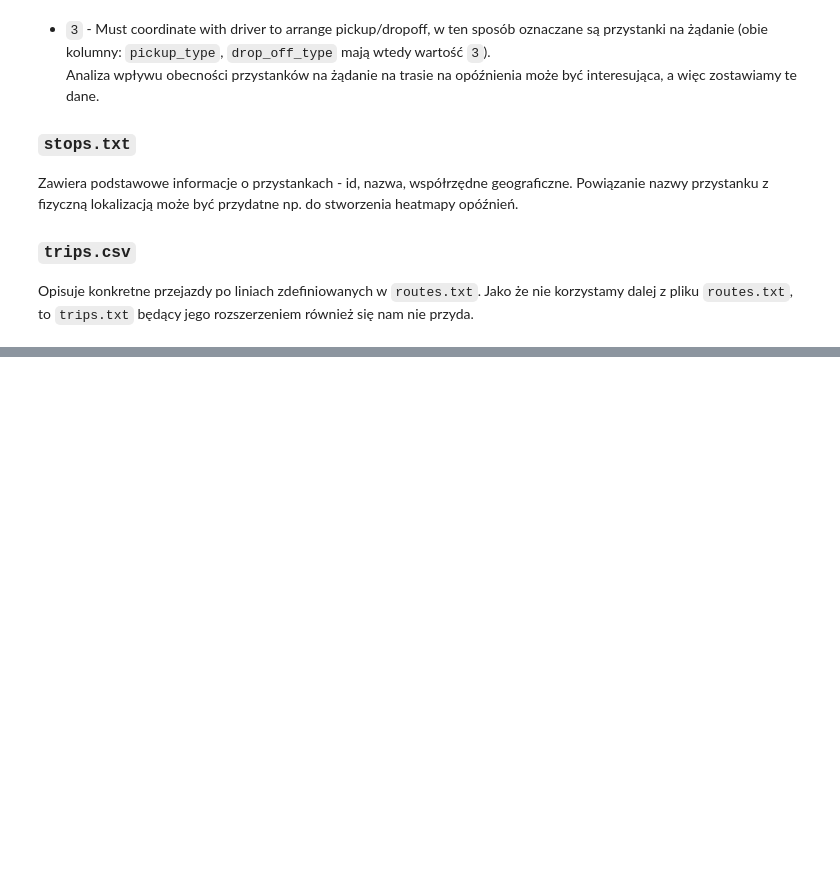
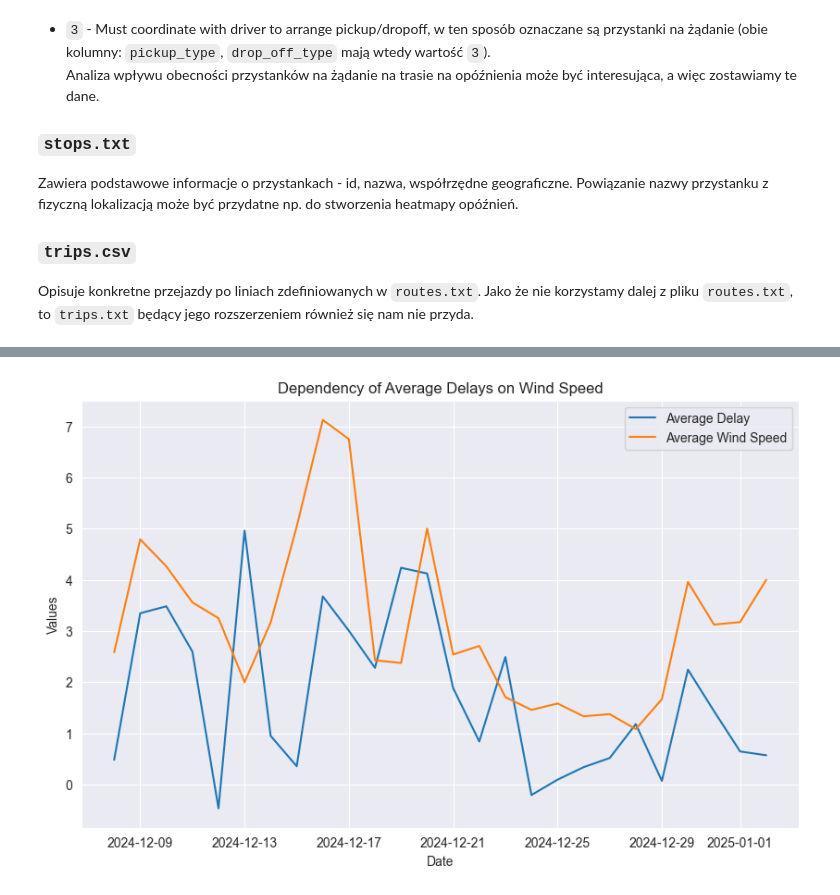
Before and after one commit to jakublaba/pad-koncowy, a Jupyter notebook: analiza.ipynb, the cells around one changed output, grey strips where cells are left out. Cells and saved outputs as stored; diff of their text form; code cells hidden in the pictures; blank space fills up the shorter version.

```diff
--- a/analiza.ipynb
+++ b/analiza.ipynb
@@ -79,0 +201,82 @@ Opisuje konkretne przejazdy po liniach zdefiniowanych w `routes.txt`. Jako że n
+# %%
+# Load fresh datasets
+delays = pd.read_csv('data/traffic/delays-merged.csv')
+weather = pd.read_csv('data/weather/weather-merged.csv')
+
+# Convert timestamp columns to datetime
+delays['timestamp'] = pd.to_datetime(delays['Timestamp'])
+weather['timestamp'] = pd.to_datetime(weather['timestamp'])
+
+# Extract date from timestamp
+delays['date'] = delays['timestamp'].dt.date
+weather['date'] = weather['timestamp'].dt.date
+
+# Calculate daily mean delay
+daily_mean_delay = delays.groupby('date')['Delay'].mean()
+
+# Remove outliers using IQR method
+Q1 = daily_mean_delay.quantile(0.25)
+Q3 = daily_mean_delay.quantile(0.75)
+IQR = Q3-Q1
+lower_bound = Q1 - 1.5 * IQR
+upper_bound = Q3 + 1.5 * IQR
+daily_mean_delay = daily_mean_delay[(daily_mean_delay >= lower_bound) & (daily_mean_delay <= upper_bound)]
+
+# Calculate daily mean wind speed
+daily_mean_wind_speed = weather.groupby('date')['predkosc_wiatru'].mean()
+
+# Merge the daily mean delay and wind speed into a single DataFrame
+merged_data = pd.DataFrame({
+    'mean_delay': daily_mean_delay,
+    'mean_wind_speed': daily_mean_wind_speed
+}).dropna()
+
+# Create a line chart for the dependency of average delays on wind speed
+plt.figure(figsize=(10, 6))
+plt.plot(merged_data.index, merged_data['mean_delay'], label='Average Delay')
+plt.plot(merged_data.index, merged_data['mean_wind_speed'], label='Average Wind Speed')
+plt.title('Dependency of Average Delays on Wind Speed')
+plt.xlabel('Date')
+plt.ylabel('Values')
+plt.legend()
+plt.grid(True)
+plt.show()
+
+# Analyze the impact of wind direction on delays
+# Categorize wind direction into dominant directions (N, NE, E, SE, S, SW, W, NW)
+def categorize_wind_direction(degree):
+    if degree >= 337.5 or degree < 22.5:
+        return 'N'
+    elif 22.5 <= degree < 67.5:
+        return 'NE'
+    elif 67.5 <= degree < 112.5:
+        return 'E'
+    elif 112.5 <= degree < 157.5:
+        return 'SE'
+    elif 157.5 <= degree < 202.5:
+        return 'S'
+    elif 202.5 <= degree < 247.5:
+        return 'SW'
+    elif 247.5 <= degree < 292.5:
+        return 'W'
+    else:
+        return 'NW'
+
+weather['wind_direction'] = weather['kierunek_wiatru'].apply(categorize_wind_direction)
+
+# Merge datasets on date
+merged_data = pd.merge(delays, weather, on='date')
+
+# Calculate average delay for each wind direction
+average_delay_by_wind_direction = merged_data.groupby('wind_direction')['Delay'].mean().reset_index()
+
+# Create a bar chart for average delays by wind direction
+plt.figure(figsize=(10, 6))
+sns.barplot(x='wind_direction', y='Delay', data=average_delay_by_wind_direction)
+plt.title('Average Delays by Wind Direction')
+plt.xlabel('Wind Direction')
+plt.ylabel('Average Delay (minutes)')
+plt.grid(True)
+plt.show()
+# %% [output]
+[figure, added]
```
Also changed, not shown: parts of 25 cells of this notebook, 3 other files.
